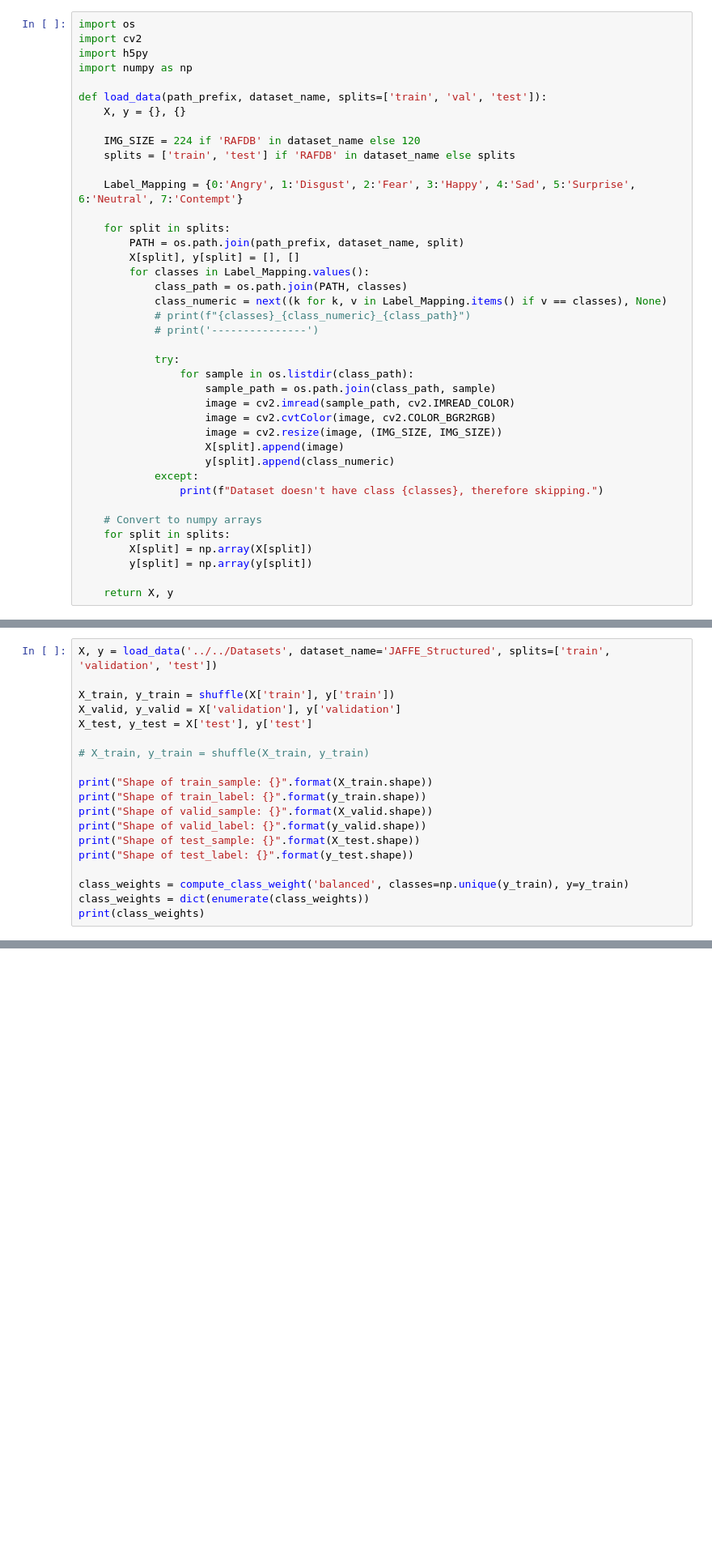
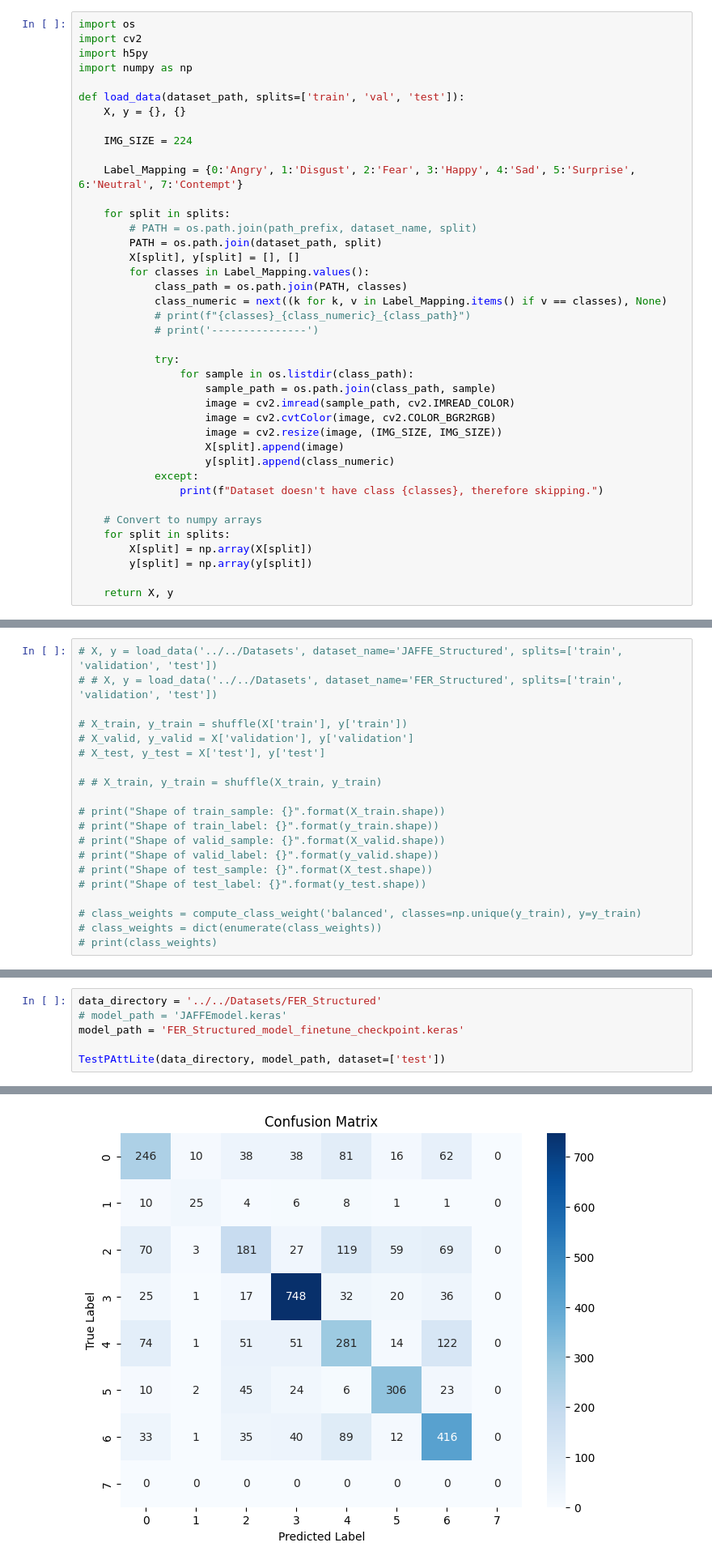
Before and after one commit to Jer0me123/Deep-Learning-For-Computer-Vision, a Jupyter notebook: Models/PAtt-Lite/PAtt-Lite.ipynb, the cells around one changed output, grey strips where cells are left out. Shown at 81% size. Drawn from its saved outputs; the diff is of its cells as text; blank space fills up the shorter version.

```diff
--- a/Models/PAtt-Lite/PAtt-Lite.ipynb
+++ b/Models/PAtt-Lite/PAtt-Lite.ipynb
@@ -19,16 +20,16 @@ import cv2
 import h5py
 import numpy as np
 
-def load_data(path_prefix, dataset_name, splits=['train', 'val', 'test']):
+def load_data(dataset_path, splits=['train', 'val', 'test']):
     X, y = {}, {}
 
-    IMG_SIZE = 224 if 'RAFDB' in dataset_name else 120
-    splits = ['train', 'test'] if 'RAFDB' in dataset_name else splits
+    IMG_SIZE = 224
 
     Label_Mapping = {0:'Angry', 1:'Disgust', 2:'Fear', 3:'Happy', 4:'Sad', 5:'Surprise', 6:'Neutral', 7:'Contempt'}
 
     for split in splits:
-        PATH = os.path.join(path_prefix, dataset_name, split)
+        # PATH = os.path.join(path_prefix, dataset_name, split)
+        PATH = os.path.join(dataset_path, split)
         X[split], y[split] = [], []
         for classes in Label_Mapping.values():
             class_path = os.path.join(PATH, classes)
@@ -155,22 +287,23 @@ ES_LR_MIN_DELTA = 0.003
 # %%
-X, y = load_data('../../Datasets', dataset_name='JAFFE_Structured', splits=['train', 'validation', 'test'])
+# X, y = load_data('../../Datasets', dataset_name='JAFFE_Structured', splits=['train', 'validation', 'test'])
+# # X, y = load_data('../../Datasets', dataset_name='FER_Structured', splits=['train', 'validation', 'test'])
 
-X_train, y_train = shuffle(X['train'], y['train'])
-X_valid, y_valid = X['validation'], y['validation']
-X_test, y_test = X['test'], y['test']
+# X_train, y_train = shuffle(X['train'], y['train'])
+# X_valid, y_valid = X['validation'], y['validation']
+# X_test, y_test = X['test'], y['test']
 
-# X_train, y_train = shuffle(X_train, y_train)
+# # X_train, y_train = shuffle(X_train, y_train)
 
-print("Shape of train_sample: {}".format(X_train.shape))
-print("Shape of train_label: {}".format(y_train.shape))
-print("Shape of valid_sample: {}".format(X_valid.shape))
-print("Shape of valid_label: {}".format(y_valid.shape))
-print("Shape of test_sample: {}".format(X_test.shape))
-print("Shape of test_label: {}".format(y_test.shape))
+# print("Shape of train_sample: {}".format(X_train.shape))
+# print("Shape of train_label: {}".format(y_train.shape))
+# print("Shape of valid_sample: {}".format(X_valid.shape))
+# print("Shape of valid_label: {}".format(y_valid.shape))
+# print("Shape of test_sample: {}".format(X_test.shape))
+# print("Shape of test_label: {}".format(y_test.shape))
 
-class_weights = compute_class_weight('balanced', classes=np.unique(y_train), y=y_train)
-class_weights = dict(enumerate(class_weights))
-print(class_weights)
+# class_weights = compute_class_weight('balanced', classes=np.unique(y_train), y=y_train)
+# class_weights = dict(enumerate(class_weights))
+# print(class_weights)
 # %% [output]
 Dataset doesn't have class Neutral, therefore skipping.
 Dataset doesn't have class Contempt, therefore skipping.
@@ -382,0 +515,7 @@ IndexError: list index out of range
+# %%
+data_directory = '../../Datasets/FER_Structured'
+# model_path = 'JAFFEmodel.keras'
+model_path = 'FER_Structured_model_finetune_checkpoint.keras'
+
+TestPAttLite(data_directory, model_path, dataset=['test'])
+# %% [output]
@@ -382,0 +541 @@ IndexError: list index out of range
+[figure, added]
```
Also changed, not shown: parts of 16 cells of this notebook, 8 other files.
